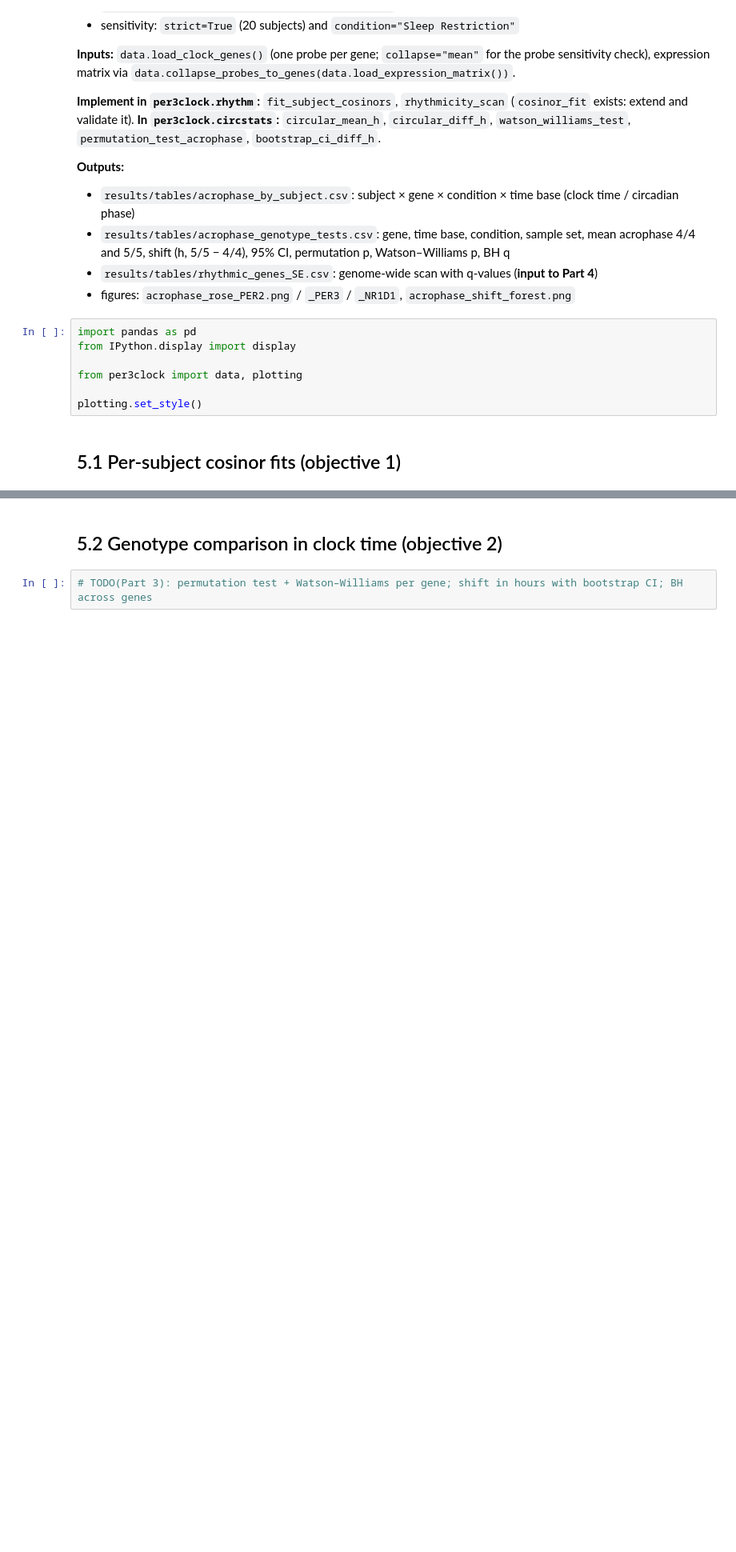
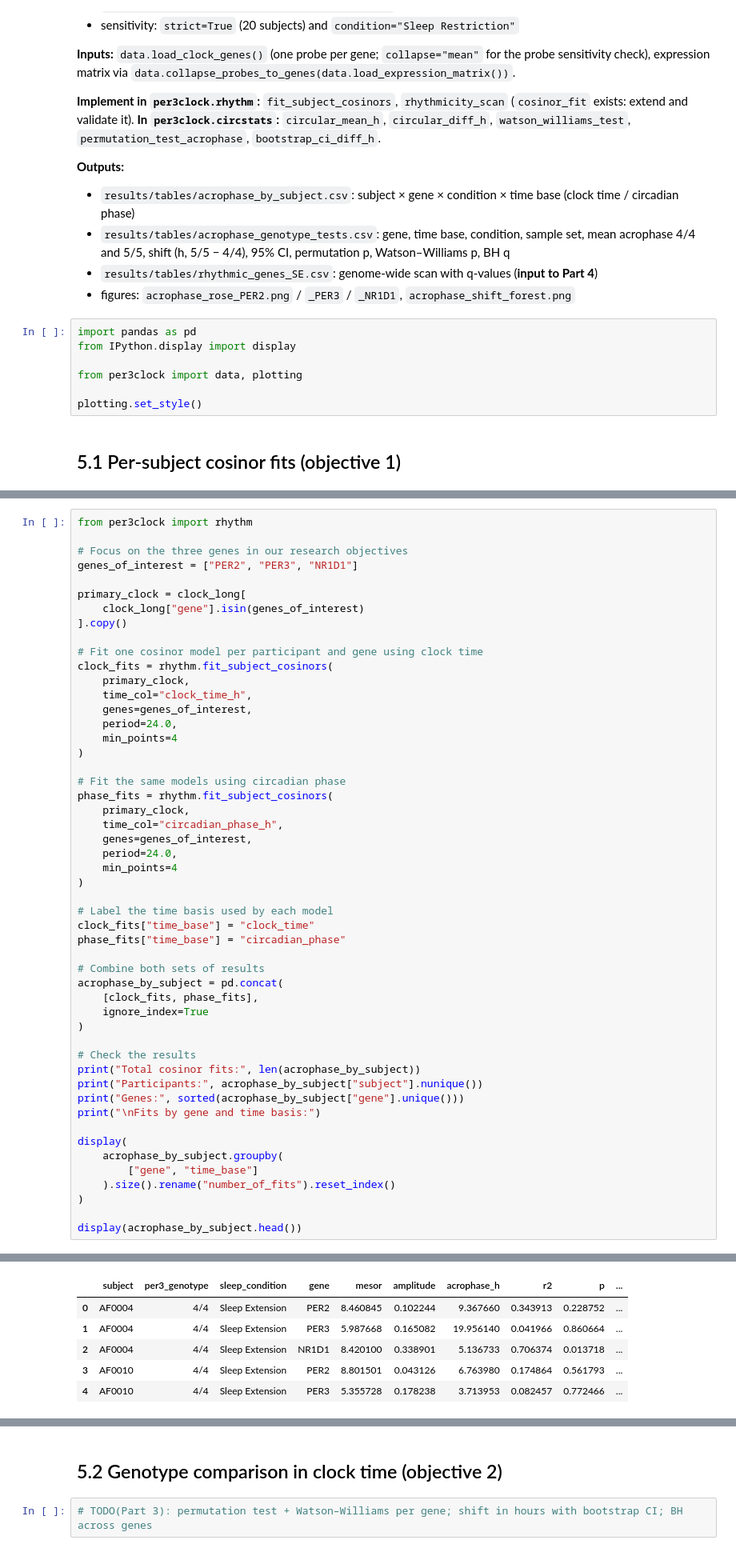
Before and after one commit to CKmellow/per3-genotype-clock-gene-timing, a Jupyter notebook: notebooks/PER3_clock_timing.ipynb, the cells around one changed output, grey strips where cells are left out. Shown at 80% size. Saved outputs shown, nothing was run; the diff lists cells and outputs as text; blank space fills up the shorter version.

```diff
--- a/notebooks/PER3_clock_timing.ipynb
+++ b/notebooks/PER3_clock_timing.ipynb
@@ -660,0 +694,52 @@ plotting.set_style()
+# %%
+from per3clock import rhythm
+
+# Focus on the three genes in our research objectives
+genes_of_interest = ["PER2", "PER3", "NR1D1"]
+
+primary_clock = clock_long[
+    clock_long["gene"].isin(genes_of_interest)
+].copy()
+
+# Fit one cosinor model per participant and gene using clock time
+clock_fits = rhythm.fit_subject_cosinors(
+    primary_clock,
+    time_col="clock_time_h",
+    genes=genes_of_interest,
+    period=24.0,
+    min_points=4
+)
+
+# Fit the same models using circadian phase
+phase_fits = rhythm.fit_subject_cosinors(
+    primary_clock,
+    time_col="circadian_phase_h",
+    genes=genes_of_interest,
+    period=24.0,
+    min_points=4
+)
+
+# Label the time basis used by each model
+clock_fits["time_base"] = "clock_time"
+phase_fits["time_base"] = "circadian_phase"
+
+# Combine both sets of results
+acrophase_by_subject = pd.concat(
+    [clock_fits, phase_fits],
+    ignore_index=True
+)
+
+# Check the results
+print("Total cosinor fits:", len(acrophase_by_subject))
+print("Participants:", acrophase_by_subject["subject"].nunique())
+print("Genes:", sorted(acrophase_by_subject["gene"].unique()))
+print("\nFits by gene and time basis:")
+
+display(
+    acrophase_by_subject.groupby(
+        ["gene", "time_base"]
+    ).size().rename("number_of_fits").reset_index()
+)
+
+display(acrophase_by_subject.head())
+# %% [output]
@@ -660,0 +758,6 @@ plotting.set_style()
+|  | subject | per3_genotype | sleep_condition | gene | mesor | amplitude | acrophase_h | r2 | p | ... |
+| 0 | AF0004 | 4/4 | Sleep Extension | PER2 | 8.460845 | 0.102244 | 9.367660 | 0.343913 | 0.228752 | ... |
+| 1 | AF0004 | 4/4 | Sleep Extension | PER3 | 5.987668 | 0.165082 | 19.956140 | 0.041966 | 0.860664 | ... |
+| 2 | AF0004 | 4/4 | Sleep Extension | NR1D1 | 8.420100 | 0.338901 | 5.136733 | 0.706374 | 0.013718 | ... |
+| 3 | AF0010 | 4/4 | Sleep Extension | PER2 | 8.801501 | 0.043126 | 6.763980 | 0.174864 | 0.561793 | ... |
+| 4 | AF0010 | 4/4 | Sleep Extension | PER3 | 5.355728 | 0.178238 | 3.713953 | 0.082457 | 0.772466 | ... |
```
Also changed, not shown: parts of 5 cells of this notebook.
